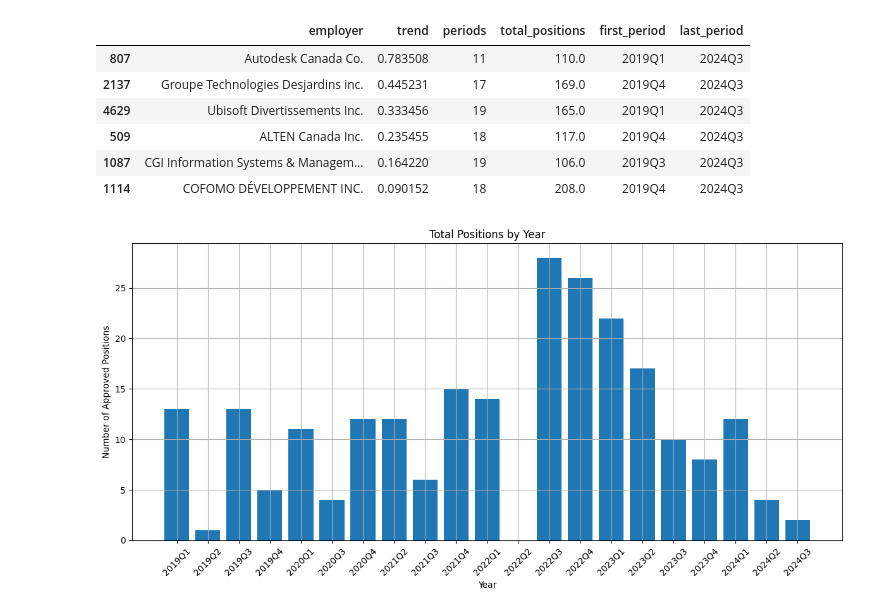
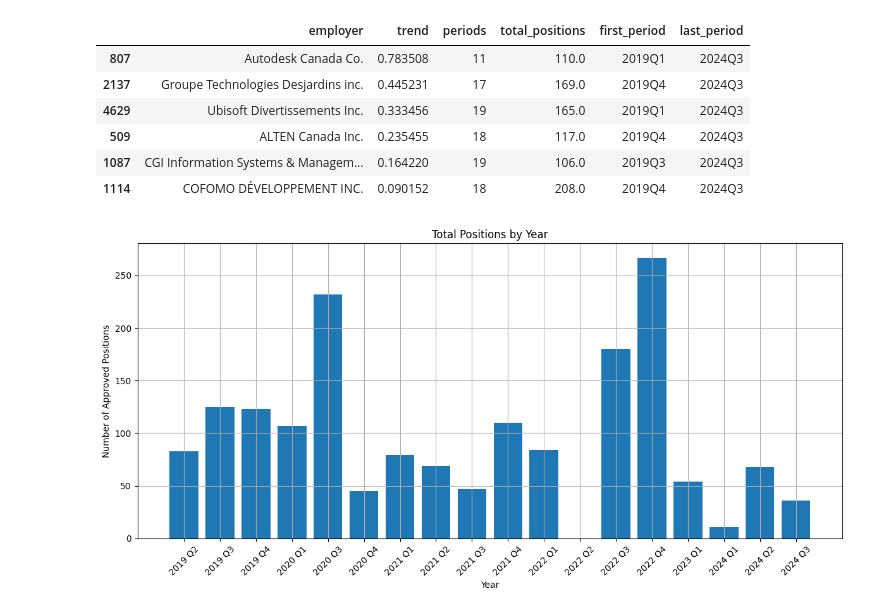
Before and after one commit to tartakynov/lmia-stats, a Jupyter notebook: notebooks/lmia_analysis.ipynb, the cells around one changed output. Drawn from its saved outputs; the diff is of its cells as text; code cells hidden in the pictures.

```diff
--- a/notebooks/lmia_analysis.ipynb
+++ b/notebooks/lmia_analysis.ipynb
@@ -117,33 +117,33 @@ Found 6 companies with positive trends
 query = f"""
 SELECT
     year,
     quarter,
     SUM(approved_positions) AS approved_positions
 FROM employers e
 WHERE (e.occupation LIKE '%%oftware%%'
    OR e.occupation LIKE '%%eveloper%%'
    OR e.occupation LIKE '%%rogrammer%%'
    OR e.occupation LIKE '%%atabase%%'
    OR e.occupation LIKE '%%Data Scien%%')
-   AND e.employer LIKE '%%COFOMO%%'
+   AND e.employer LIKE '%%Amazon%%'
 GROUP BY year, quarter
 ORDER BY year, quarter;
 """
 
 # Load data into a DataFrame
 df = pd.read_sql(query, engine).round(2)
-df['period'] = df['year'].astype(str) + 'Q' + df['quarter'].astype(str)
+df['period'] = df['year'].astype(str) + ' Q' + df['quarter'].astype(str)
 
 plt.figure(figsize=(12, 6))
 plt.bar(df['period'], df['approved_positions'])
 
 plt.title('Total Positions by Year')
 plt.xlabel('Year')
 plt.ylabel('Number of Approved Positions')
 plt.xticks(df['period'], rotation=45)
 
 plt.grid(True)
 plt.tight_layout()
 plt.show()
 # %% [output]
-[figure, old version]
+[figure, new version]
```
